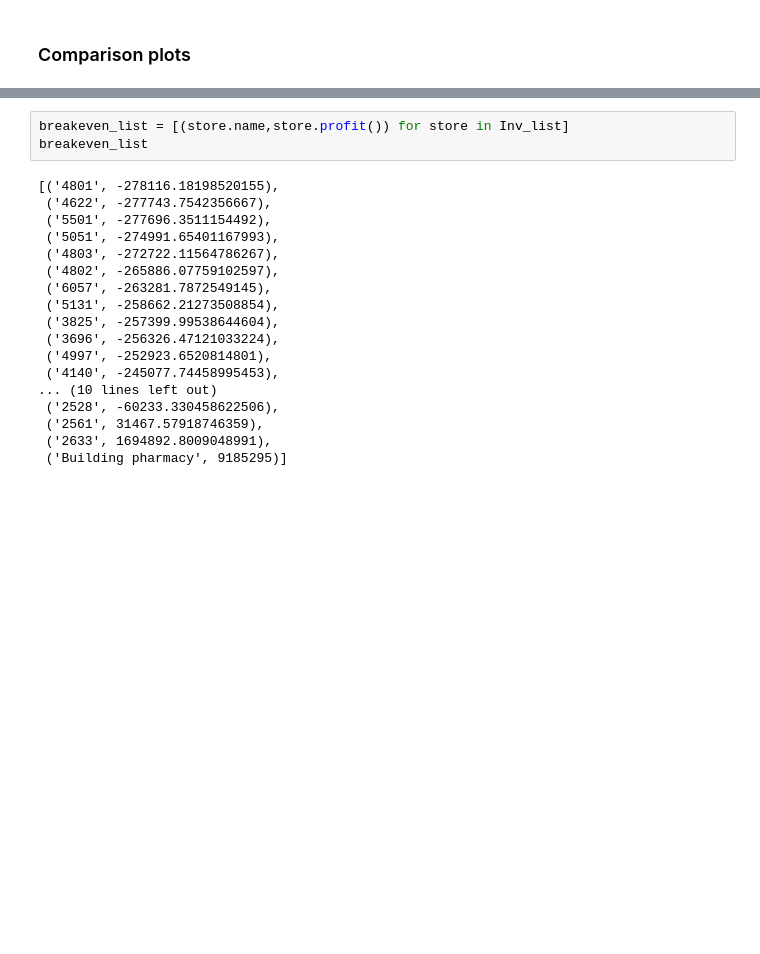
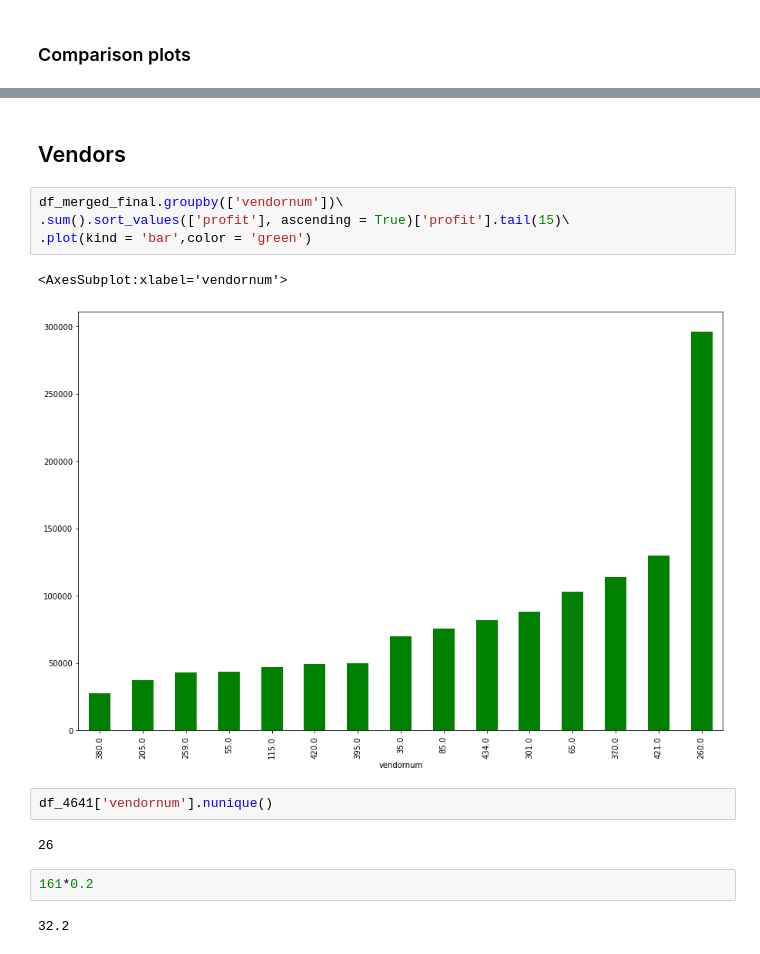
Before and after one commit to FardinAhsan146/Business-analytics-competition, a Jupyter notebook: data_analysis/EDA_consise.ipynb, the cells around one changed output, grey strips where cells are left out. Saved outputs shown, nothing was run; the diff lists cells and outputs as text; blank space fills up the shorter version.

```diff
--- a/data_analysis/EDA_consise.ipynb
+++ b/data_analysis/EDA_consise.ipynb
@@ -728,21 +745,17 @@ for v in Inv_list:
-# %%
-breakeven_list = [(store.name,store.profit()) for store in Inv_list]
-breakeven_list
-# %% [output]
-[('4801', -278116.18198520155),
- ('4622', -277743.7542356667),
- ('5501', -277696.3511154492),
- ('5051', -274991.65401167993),
- ('4803', -272722.11564786267),
- ('4802', -265886.07759102597),
- ('6057', -263281.7872549145),
- ('5131', -258662.21273508854),
- ('3825', -257399.99538644604),
- ('3696', -256326.47121033224),
- ('4997', -252923.6520814801),
- ('4140', -245077.74458995453),
-... (10 lines left out)
- ('2528', -60233.330458622506),
- ('2561', 31467.57918746359),
- ('2633', 1694892.8009048991),
- ('Building pharmacy', 9185295)]
+# %% [markdown]
+## Vendors
+# %%
+df_merged_final.groupby(['vendornum'])\
+.sum().sort_values(['profit'], ascending = True)['profit'].tail(15)\
+.plot(kind = 'bar',color = 'green')
+# %% [output]
+<AxesSubplot:xlabel='vendornum'>
+[figure, added]
+# %%
+df_4641['vendornum'].nunique()
+# %% [output]
+26
+# %%
+161*0.2
+# %% [output]
+32.2
```
Also changed, not shown: parts of 21 cells of this notebook, 9 other files.
